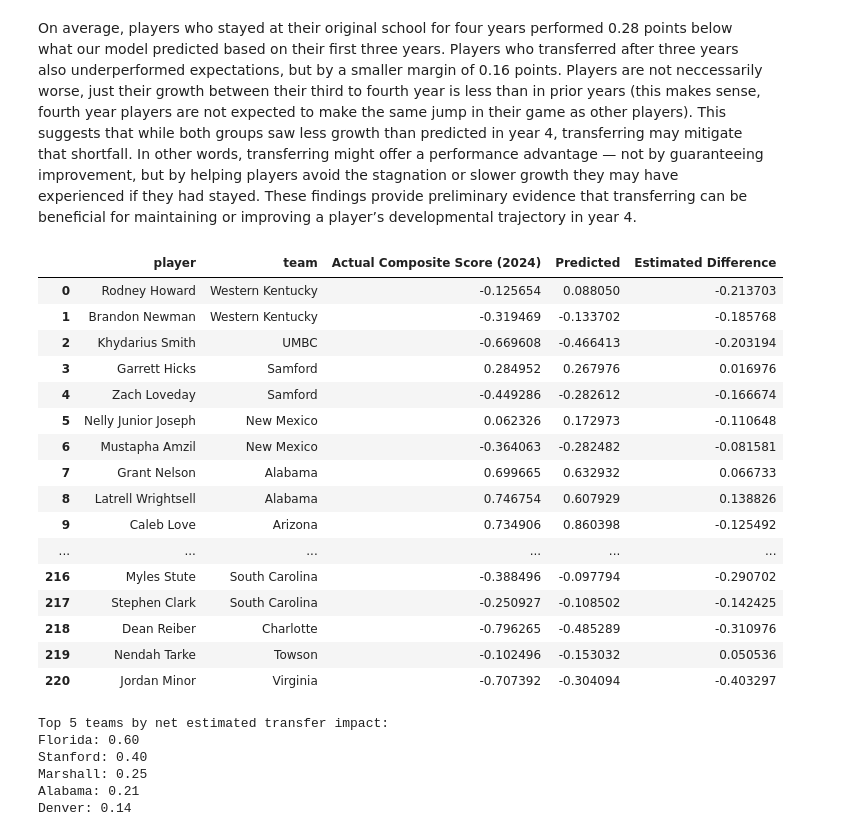
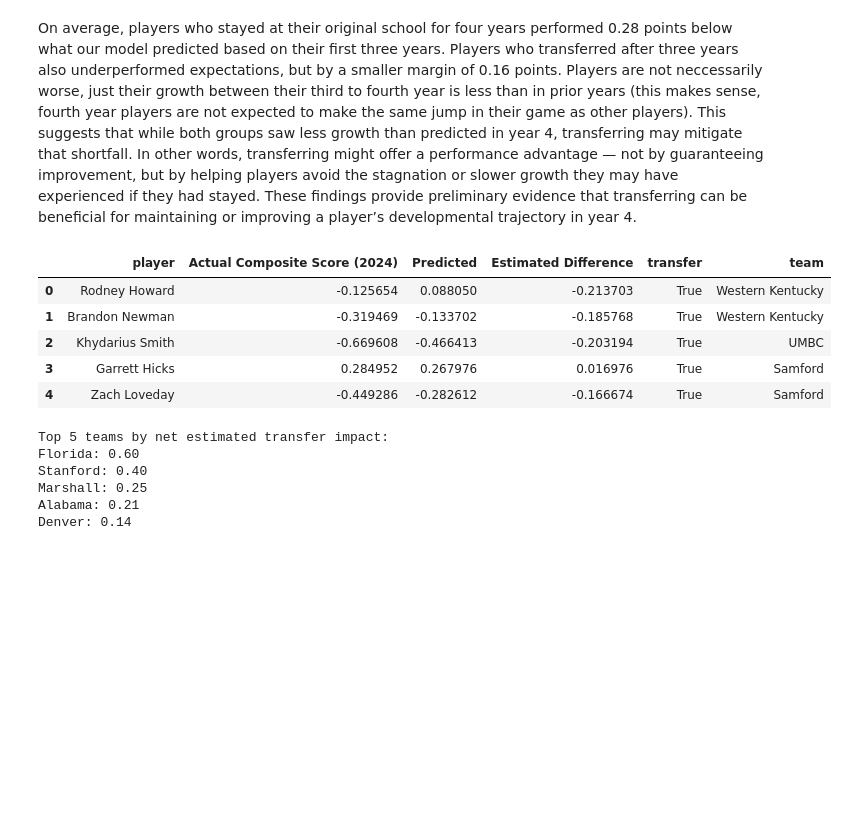
Before and after one commit to qadabie/NCAAB_TransferPortal, a Jupyter notebook: pd_fe/ensemble_transfer_model.ipynb, the cells around one changed output. Drawn from its saved outputs; the diff is of its cells as text; code cells hidden in the pictures; blank space fills up the shorter version.

Commit message:
Update predict dashboard

```diff
--- a/pd_fe/ensemble_transfer_model.ipynb
+++ b/pd_fe/ensemble_transfer_model.ipynb
@@ -268,40 +268,26 @@ These findings provide preliminary evidence that transferring can be beneficial
 # %%
 def get_2024_team(summary_df, original_df):
     # Filter original_df for 2024 entries
     df_24 = original_df[original_df['year'] == 2024]
 
     # Select only player and team columns
     df_24_team = df_24[['player', 'team']].drop_duplicates()
 
     # Merge on player to get team
     merged_df = summary_df.merge(df_24_team, on = 'player', how = 'left')
 
-    # Select only relevant columns
-    final_df = merged_df[['player', 'team', 'Actual Composite Score (2024)', 'Predicted', 'Estimated Difference']]
-
-    return final_df
+    return merged_df
 
 player_team_2024 = get_2024_team(summary_2024_transfers, df)
 
-player_team_2024
+player_team_2024.head()
 # %% [output]
-|  | player | team | Actual Composite Score (2024) | Predicted | Estimated Difference |
-| 0 | Rodney Howard | Western Kentucky | -0.125654 | 0.088050 | -0.213703 |
-| 1 | Brandon Newman | Western Kentucky | -0.319469 | -0.133702 | -0.185768 |
-| 2 | Khydarius Smith | UMBC | -0.669608 | -0.466413 | -0.203194 |
-| 3 | Garrett Hicks | Samford | 0.284952 | 0.267976 | 0.016976 |
-| 4 | Zach Loveday | Samford | -0.449286 | -0.282612 | -0.166674 |
-| 5 | Nelly Junior Joseph | New Mexico | 0.062326 | 0.172973 | -0.110648 |
-| 6 | Mustapha Amzil | New Mexico | -0.364063 | -0.282482 | -0.081581 |
-| 7 | Grant Nelson | Alabama | 0.699665 | 0.632932 | 0.066733 |
-| 8 | Latrell Wrightsell | Alabama | 0.746754 | 0.607929 | 0.138826 |
-| 9 | Caleb Love | Arizona | 0.734906 | 0.860398 | -0.125492 |
-| ... | ... | ... | ... | ... | ... |
-| 216 | Myles Stute | South Carolina | -0.388496 | -0.097794 | -0.290702 |
-| 217 | Stephen Clark | South Carolina | -0.250927 | -0.108502 | -0.142425 |
-| 218 | Dean Reiber | Charlotte | -0.796265 | -0.485289 | -0.310976 |
-| 219 | Nendah Tarke | Towson | -0.102496 | -0.153032 | 0.050536 |
-| 220 | Jordan Minor | Virginia | -0.707392 | -0.304094 | -0.403297 |
+|  | player | Actual Composite Score (2024) | Predicted | Estimated Difference | transfer | team |
+| 0 | Rodney Howard | -0.125654 | 0.088050 | -0.213703 | True | Western Kentucky |
+| 1 | Brandon Newman | -0.319469 | -0.133702 | -0.185768 | True | Western Kentucky |
+| 2 | Khydarius Smith | -0.669608 | -0.466413 | -0.203194 | True | UMBC |
+| 3 | Garrett Hicks | 0.284952 | 0.267976 | 0.016976 | True | Samford |
+| 4 | Zach Loveday | -0.449286 | -0.282612 | -0.166674 | True | Samford |
 # %%
 team_effect_sum = player_team_2024.groupby('team')['Estimated Difference'].sum().sort_values(ascending = False)
 
```
Also changed, not shown: parts of 3 cells of this notebook, 2 other files.
